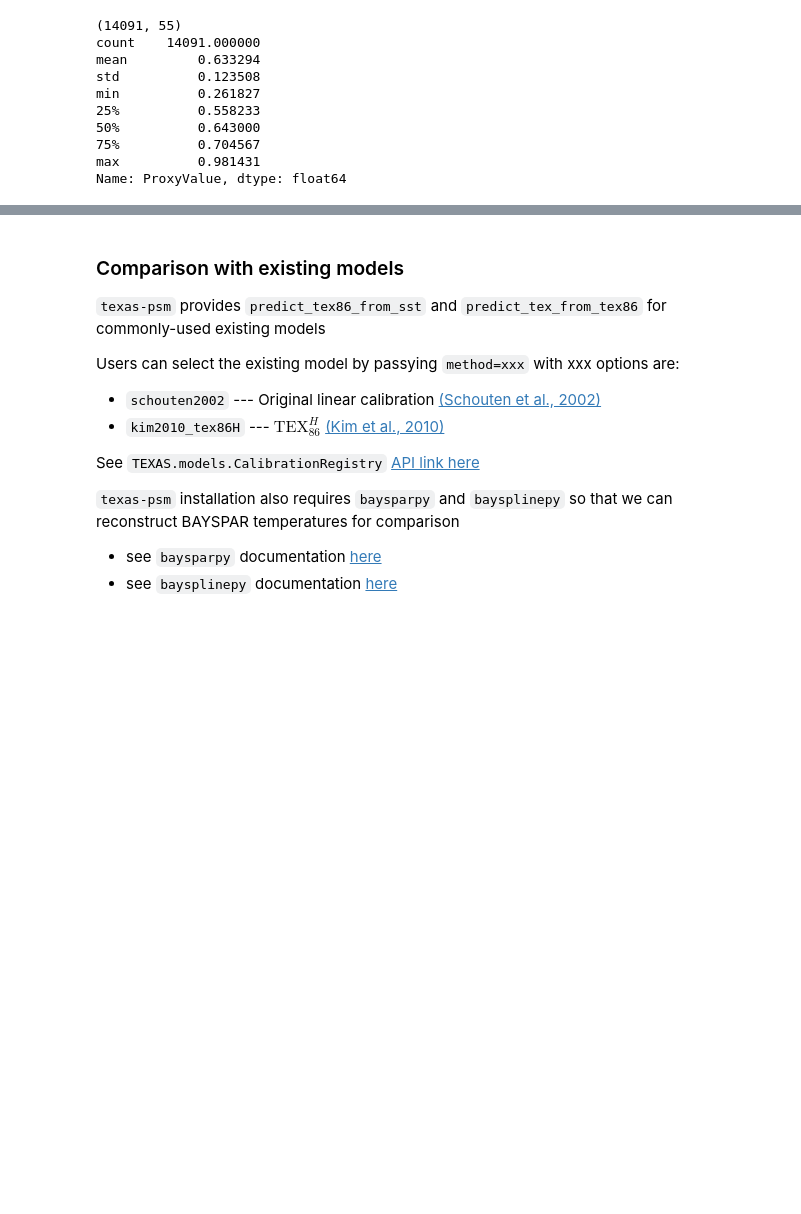
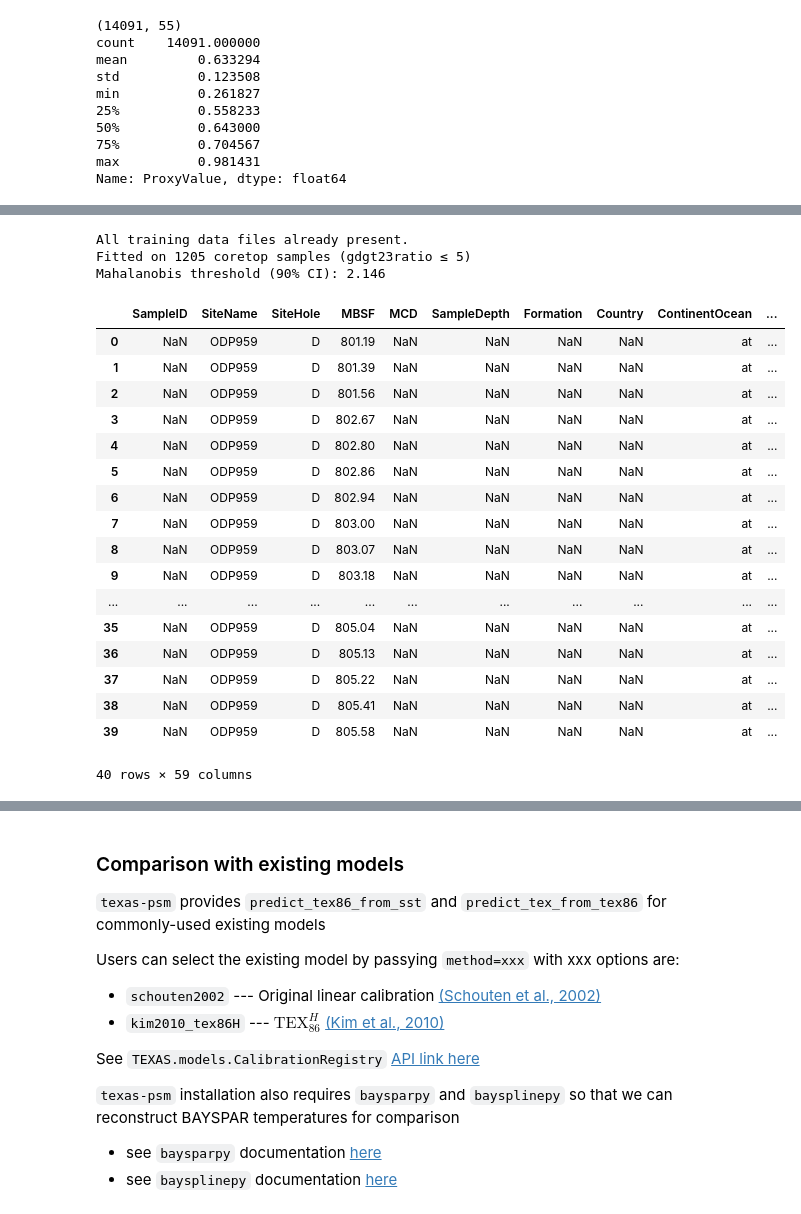
Before and after one commit to PaleoLipidRR/TEXAS, a Jupyter notebook: notebooks/quickstart_demo.ipynb, the cells around one changed output, grey strips where cells are left out. Saved outputs shown, nothing was run; the diff lists cells and outputs as text; code cells hidden in the pictures; blank space fills up the shorter version.

```diff
--- a/notebooks/quickstart_demo.ipynb
+++ b/notebooks/quickstart_demo.ipynb
@@ -502,7 +489,6 @@ array(['A39', 'Aderet 1', 'Alstatte', 'ANDRILL-2A', 'Bajada del Jaguel',
 # %%
+from TEXAS import compute_scaledRI
 PETM_df = PhanTEX_df[PhanTEX_df['SiteName'].isin(['ODP959'])].reset_index(drop=True)
-PETM_df['ringIndex_cren3'] = np.sum(PETM_df[['GDGT0','GDGT1', 'GDGT2', 'GDGT3', 'Cren', 'Crenisomer']]*np.array([0,1,2,3,3,3]).T,axis=1)/PETM_df[['GDGT0','GDGT1', 'GDGT2', 'GDGT3', 'Cren', 'Crenisomer']].sum(axis=1)
-PETM_df['scaledRI_cren3'] = PETM_df['ringIndex_cren3']/3
+PETM_df['scaledRI_cren3'] = compute_scaledRI(PETM_df['GDGT0'], PETM_df['GDGT1'], PETM_df['GDGT2'],PETM_df['GDGT3'], PETM_df['Cren'], PETM_df['Crenisomer'])
 PETM_df['gdgt23ratio'] = PETM_df['GDGT2']/PETM_df['GDGT3']
-PETM_df = PETM_df[PETM_df['MBSF'].between(801,806)].dropna(how='any',subset=['ringIndex_cren3']).reset_index(drop=True)
-PETM_df[['MBSF', 'MCD', 'SampleDepth', 'Age']]
+PETM_df = PETM_df[PETM_df['MBSF'].between(801,806)].dropna(how='any',subset=['scaledRI_cren3']).reset_index(drop=True)
@@ -526,0 +508,44 @@ PETM_df[['MBSF', 'MCD', 'SampleDepth', 'Age']]
+# %%
+import TEXAS
+import pandas as pd
+from TEXAS.utils.paths import SPREADSHEETS_DIR
+from TEXAS.data import MahalanobisOutlierDetector
+
+# Download screened coretop data from Zenodo (skipped if already cached)
+TEXAS.download_training_data()
+
+# Load the gridded coretop dataset used for calibration
+combined_df = pd.read_csv(
+    SPREADSHEETS_DIR / 'combined_coretop_culture_mesocosm_rev20260210.csv'
+)
+coretop_df = combined_df[combined_df['datatype']=='coretop']
+# Fit on low-G23 coretops (gdgt23ratio ≤ 5 filters ecology-dominated sites)
+detector = MahalanobisOutlierDetector(['TEX86', 'scaledRI_cren3'], confidence=0.9)
+detector.fit(coretop_df[coretop_df['gdgt23ratio'] <= 5])
+print(f"Fitted on {int((coretop_df['gdgt23ratio'] <= 5).sum())} coretop samples (gdgt23ratio ≤ 5)")
+print(f"Mahalanobis threshold (90% CI): {detector.threshold:.3f}")
+# %% [output]
+All training data files already present.
+Fitted on 1205 coretop samples (gdgt23ratio ≤ 5)
+Mahalanobis threshold (90% CI): 2.146
+# %%
+PETM_df
+# %% [output]
+|  | SampleID | SiteName | SiteHole | MBSF | MCD | SampleDepth | Formation | Country | ContinentOcean | ... |
+| 0 | NaN | ODP959 | D | 801.19 | NaN | NaN | NaN | NaN | at | ... |
+| 1 | NaN | ODP959 | D | 801.39 | NaN | NaN | NaN | NaN | at | ... |
+| 2 | NaN | ODP959 | D | 801.56 | NaN | NaN | NaN | NaN | at | ... |
+| 3 | NaN | ODP959 | D | 802.67 | NaN | NaN | NaN | NaN | at | ... |
+| 4 | NaN | ODP959 | D | 802.80 | NaN | NaN | NaN | NaN | at | ... |
+| 5 | NaN | ODP959 | D | 802.86 | NaN | NaN | NaN | NaN | at | ... |
+| 6 | NaN | ODP959 | D | 802.94 | NaN | NaN | NaN | NaN | at | ... |
+| 7 | NaN | ODP959 | D | 803.00 | NaN | NaN | NaN | NaN | at | ... |
+| 8 | NaN | ODP959 | D | 803.07 | NaN | NaN | NaN | NaN | at | ... |
+| 9 | NaN | ODP959 | D | 803.18 | NaN | NaN | NaN | NaN | at | ... |
+| ... | ... | ... | ... | ... | ... | ... | ... | ... | ... | ... |
+| 35 | NaN | ODP959 | D | 805.04 | NaN | NaN | NaN | NaN | at | ... |
+| 36 | NaN | ODP959 | D | 805.13 | NaN | NaN | NaN | NaN | at | ... |
+| 37 | NaN | ODP959 | D | 805.22 | NaN | NaN | NaN | NaN | at | ... |
+| 38 | NaN | ODP959 | D | 805.41 | NaN | NaN | NaN | NaN | at | ... |
+| 39 | NaN | ODP959 | D | 805.58 | NaN | NaN | NaN | NaN | at | ... |
+40 rows × 59 columns
```
Also changed, not shown: parts of 9 cells of this notebook, 7 other files.
